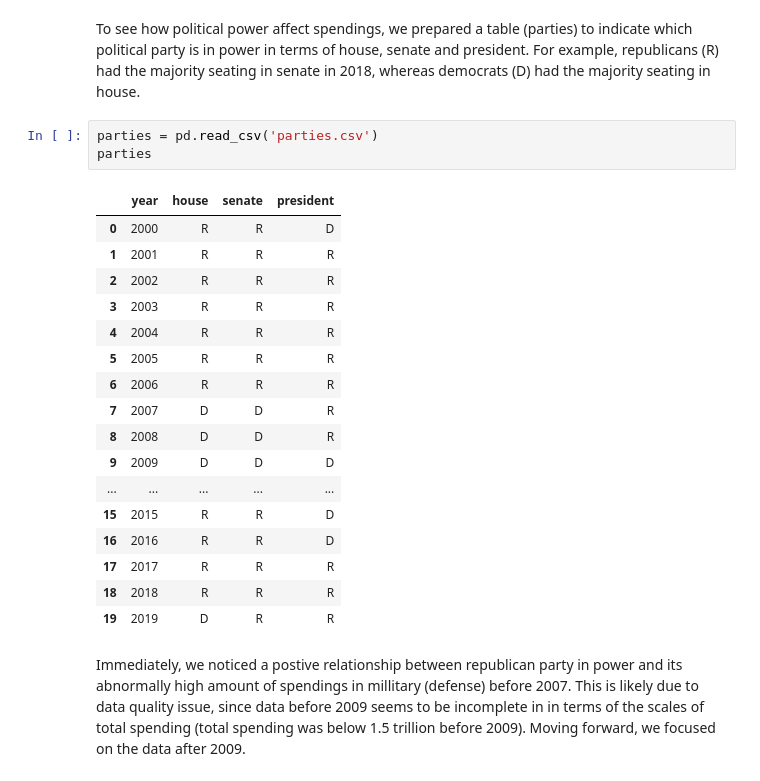
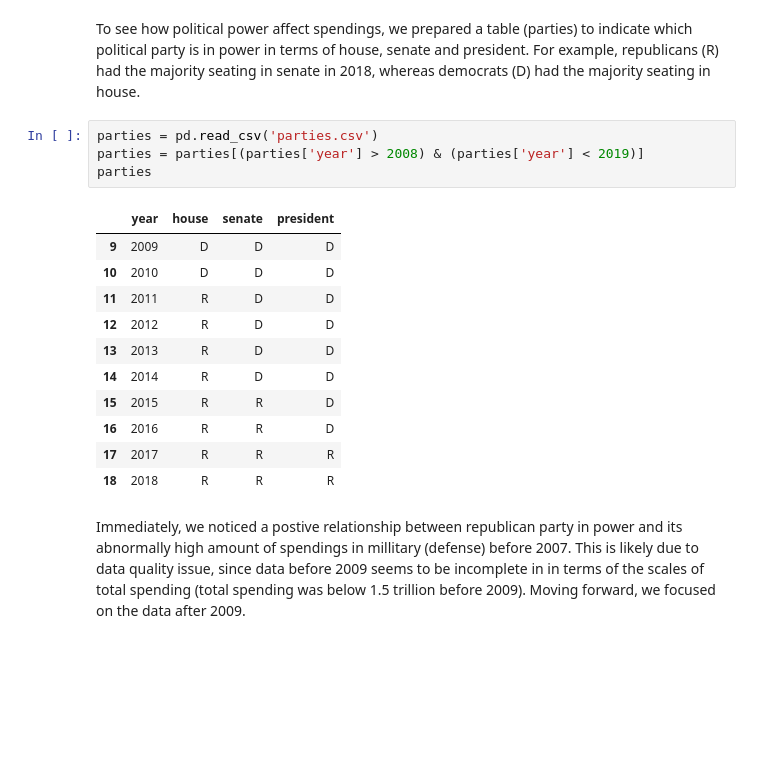
Before and after one commit to nathanjchan/sta141c-project, a Jupyter notebook: Project.ipynb, the cells around one changed output. Cells and saved outputs as stored; diff of their text form; blank space fills up the shorter version.

```diff
--- a/Project.ipynb
+++ b/Project.ipynb
@@ -189,25 +202,20 @@ ggplot(temp_df)\
 To see how political power affect spendings, we prepared a table (parties) to indicate which political party is in power in terms of house, senate and president. For example, republicans (R) had the majority seating in senate in 2018, whereas democrats (D) had the majority seating in house.
 # %%
 parties = pd.read_csv('parties.csv')
+parties = parties[(parties['year'] > 2008) & (parties['year'] < 2019)]
 parties
 # %% [output]
 |  | year | house | senate | president |
-| 0 | 2000 | R | R | D |
-| 1 | 2001 | R | R | R |
-| 2 | 2002 | R | R | R |
-| 3 | 2003 | R | R | R |
-| 4 | 2004 | R | R | R |
-| 5 | 2005 | R | R | R |
-| 6 | 2006 | R | R | R |
-| 7 | 2007 | D | D | R |
-| 8 | 2008 | D | D | R |
 | 9 | 2009 | D | D | D |
-| ... | ... | ... | ... | ... |
+| 10 | 2010 | D | D | D |
+| 11 | 2011 | R | D | D |
+| 12 | 2012 | R | D | D |
+| 13 | 2013 | R | D | D |
+| 14 | 2014 | R | D | D |
 | 15 | 2015 | R | R | D |
 | 16 | 2016 | R | R | D |
 | 17 | 2017 | R | R | R |
 | 18 | 2018 | R | R | R |
-| 19 | 2019 | D | R | R |
 # %% [markdown]
 Immediately, we noticed a postive relationship between republican party in power and its abnormally high amount of spendings in millitary (defense) before 2007. This is likely due to data quality issue, since data before 2009 seems to be incomplete in in terms of the scales of total spending (total spending was below 1.5 trillion before 2009). Moving forward, we focused on the data after 2009.
 # %%
```
Also changed, not shown: parts of 6 cells of this notebook.
